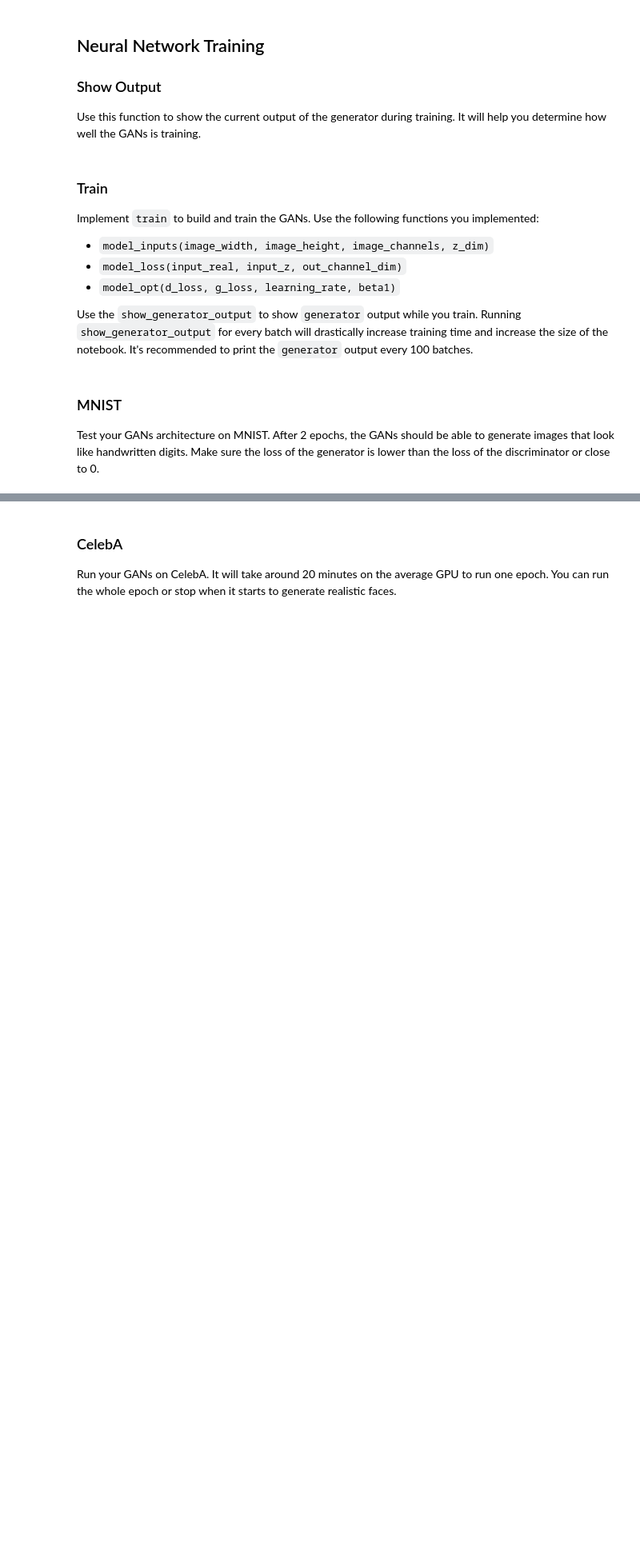
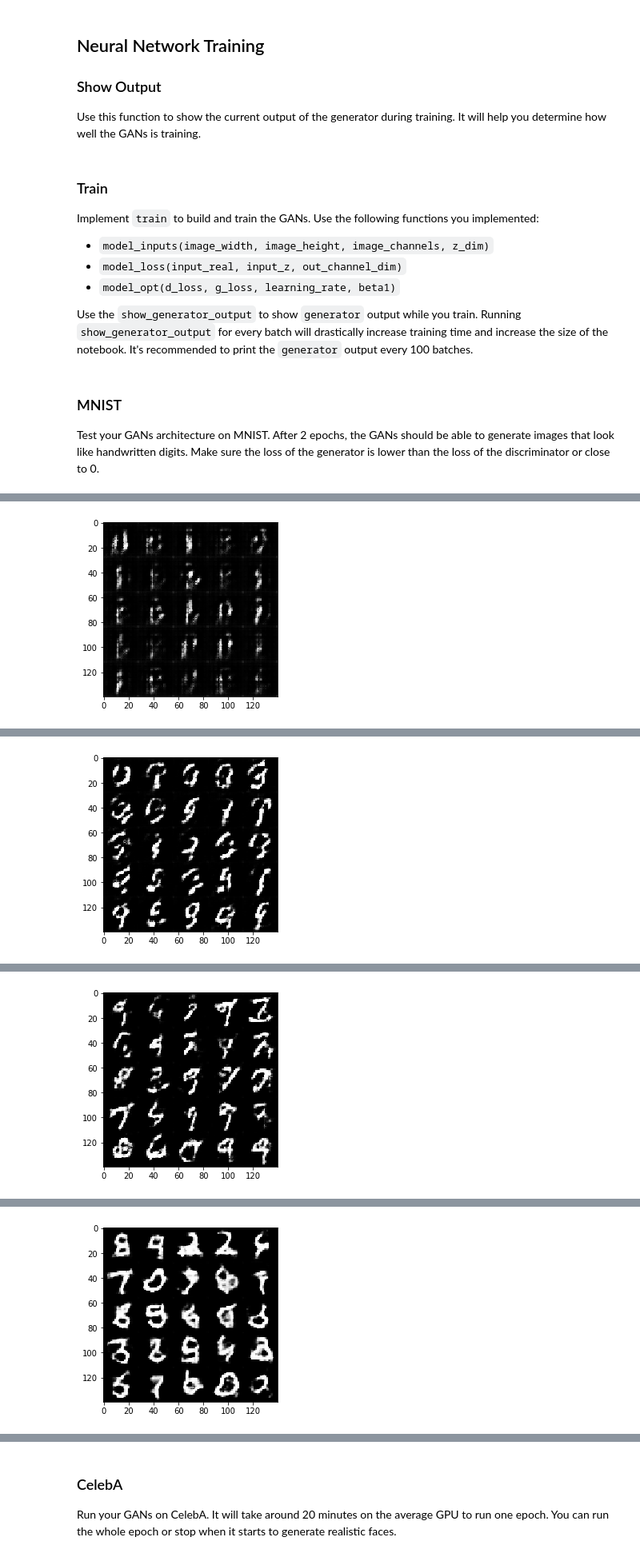
Before and after one commit to marcionicolau/personal_dl, a Jupyter notebook: face_generation/dlnd_face_generation.ipynb, the cells around one changed output, grey strips where cells are left out. Shown at 80% size. Drawn from its saved outputs; the diff is of its cells as text; code cells hidden in the pictures; blank space fills up the shorter version.

```diff
--- a/face_generation/dlnd_face_generation.ipynb
+++ b/face_generation/dlnd_face_generation.ipynb
@@ -116,9 +117,9 @@ def model_inputs(image_width, image_height, image_channels, z_dim):
     :return: Tuple of (tensor of real input images, tensor of z data, learning rate)
     """
     # TODO: Implement Function
-    input_images = tf.placeholder(tf.float32, [None, image_width, image_height, image_channels], name="input_images")
-    input_z = tf.placeholder(tf.float32, [None, z_dim], name="input_z")
-    lr = tf.placeholder(tf.float32, name="learning_rate")
+    input_images = tf.placeholder(tf.float32, (None, image_width, image_height, image_channels), name="input_images")
+    input_z = tf.placeholder(tf.float32, (None, z_dim), name="input_z")
+    lr = tf.placeholder(tf.float32, (None), name="learning_rate")
 
     return input_images, input_z, lr
 
@@ -347,7 +348,6 @@ def train(epoch_count, batch_size, z_dim, learning_rate, beta1, get_batches, dat
     d_loss, g_loss = model_loss(inputs_real, inputs_z, data_shape[-1])
     d_train_opt, g_train_opt = model_opt(d_loss, g_loss, learning_rate, beta1)
     steps = 0
-    losses = []
 
     with tf.Session() as sess:
         sess.run(tf.global_variables_initializer())
@@ -369,16 +369,12 @@ def train(epoch_count, batch_size, z_dim, learning_rate, beta1, get_batches, dat
                     train_loss_d = d_loss.eval({inputs_z:batch_z, inputs_real: batch_images})
                     train_loss_g = g_loss.eval({inputs_z:batch_z})
 
-                    print("Epoch {}/{}...".format(e+1, epochs),
+                    print("Epoch {}/{}...".format(epoch_i+1, epochs),
                           "Discriminator Loss: {:.4f}...".format(train_loss_d),
                           "Generator Loss: {:.4f}".format(train_loss_g))
-                    # Save losses to view after training
-                    losses.append((train_loss_d, train_loss_g))
 
                 if steps % 200 == 0:
                     show_generator_output(sess, 25, inputs_z, data_shape[3], data_image_mode)
-
-        saver.save(sess, './checkpoints/generator.ckpt')
 # %% [markdown]
 ### MNIST
 Test your GANs architecture on MNIST.  After 2 epochs, the GANs should be able to generate images that look like handwritten digits.  Make sure the loss of the generator is lower than the loss of the discriminator or close to 0.
@@ -386,7 +382,7 @@ Test your GANs architecture on MNIST.  After 2 epochs, the GANs should be able t
 batch_size = 128
 z_dim = 100
 learning_rate = 0.0002
-beta1 = 0.5
+beta1 = 0.3
 
 
 """
@@ -398,3 +394,4 @@ mnist_dataset = helper.Dataset('mnist', glob(os.path.join(data_dir, 'mnist/*.jpg
 with tf.Graph().as_default():
     train(epochs, batch_size, z_dim, learning_rate, beta1, mnist_dataset.get_batches,
           mnist_dataset.shape, mnist_dataset.image_mode)
+# %% [output]
@@ -400,0 +400 @@ with tf.Graph().as_default():
+[figure, added]
@@ -400,0 +403 @@ with tf.Graph().as_default():
+[figure, added]
@@ -400,0 +406 @@ with tf.Graph().as_default():
+[figure, added]
@@ -400,0 +409 @@ with tf.Graph().as_default():
+[figure, added]
```
Also changed, not shown: parts of 5 cells of this notebook, 2 other files.
